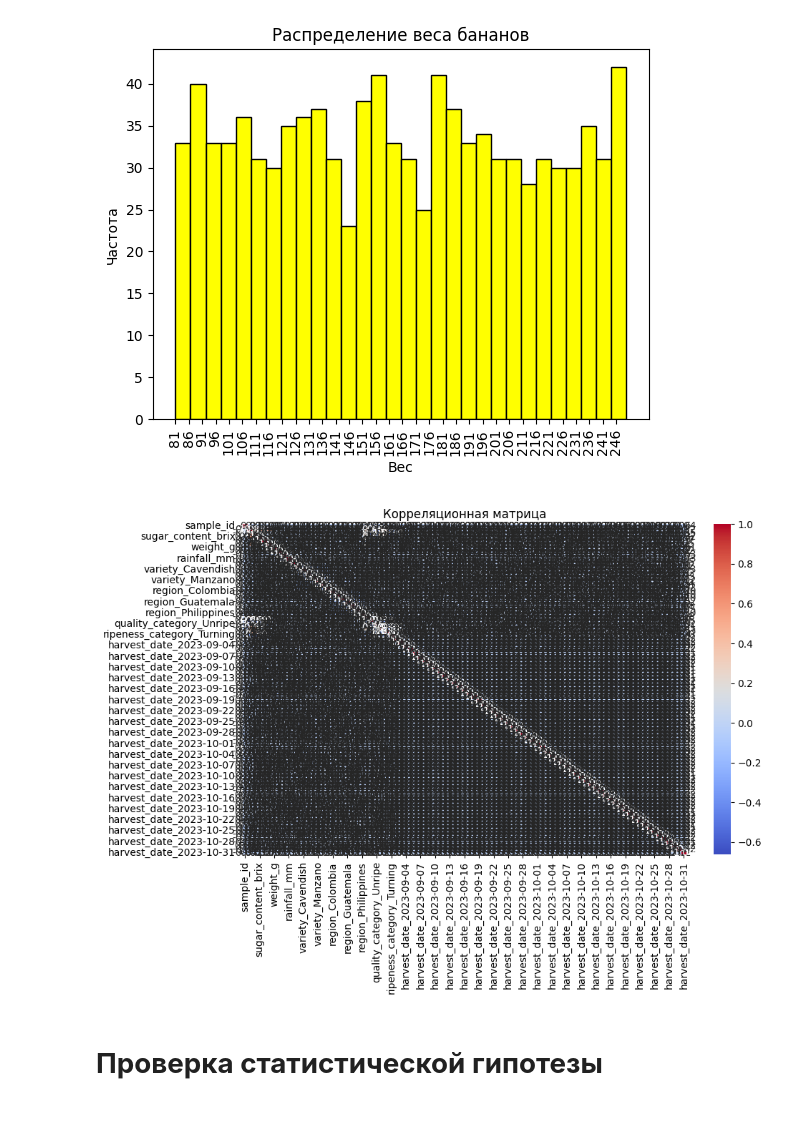
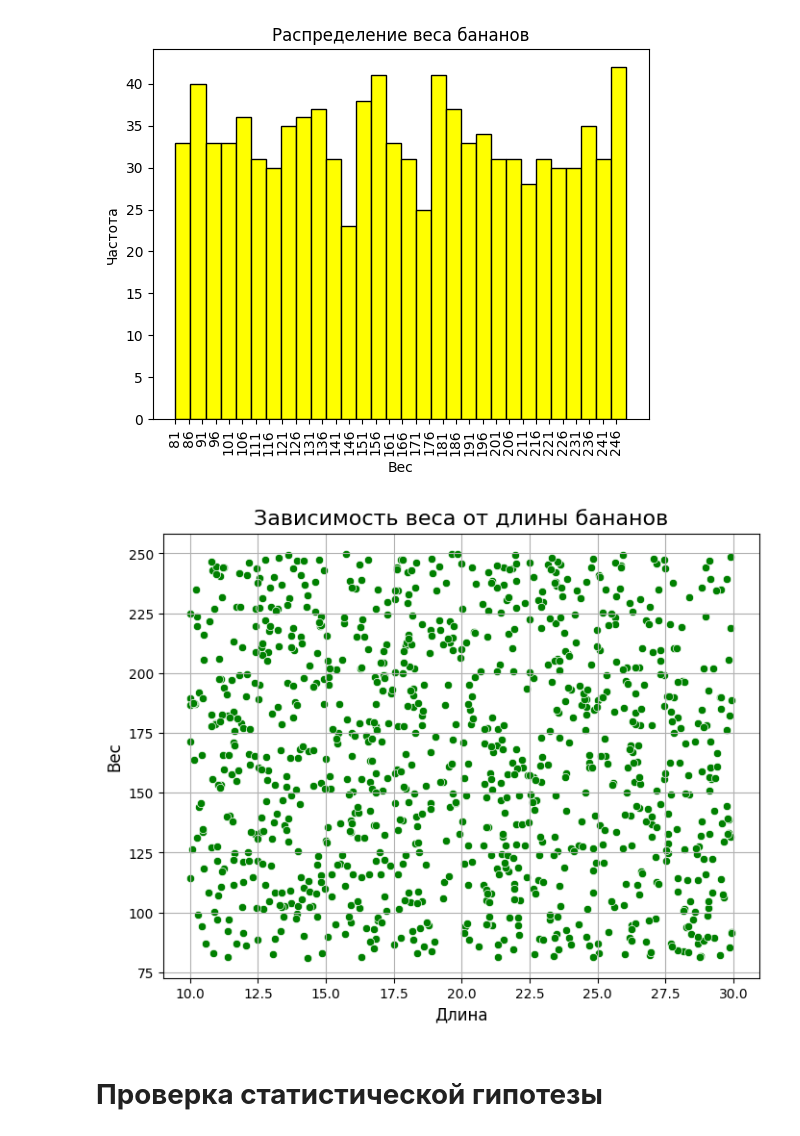
Before and after one commit to nbrkvv/Lab_4, a Jupyter notebook: Lab_4ipynb.ipynb, the cells around one changed output. Saved outputs shown, nothing was run; the diff lists cells and outputs as text; code cells hidden in the pictures.

```diff
--- a/Lab_4ipynb.ipynb
+++ b/Lab_4ipynb.ipynb
@@ -124,14 +144,17 @@ plt.xticks(x_ticks, rotation=90)  # Опционально поворачива
 plt.show()
 # %% [output]
 [figure]
-# %%
-# Корреляционная матрица для всех числовых признаков
-plt.figure(figsize=(10, 6))
-sns.heatmap(data.corr(), annot=True, cmap='coolwarm', fmt=".2f")
-plt.title("Корреляционная матрица")
-plt.show()
-# %% [output]
-[figure, removed]
+# %%
+# Точечная диаграмма веса и длины бананов
+plt.figure(figsize=(8, 6))
+sns.scatterplot(x=data['length_cm'], y=data['weight_g'], color="green")
+plt.title("Зависимость веса от длины бананов", fontsize=16)
+plt.xlabel("Длина", fontsize=12)
+plt.ylabel("Вес", fontsize=12)
+plt.grid()
+plt.show()
+# %% [output]
+[figure, added]
 # %% [markdown]
 # **Проверка статистической гипотезы**
 # %% [markdown]
```
Also changed, not shown: parts of 5 cells of this notebook, 2 other files.
